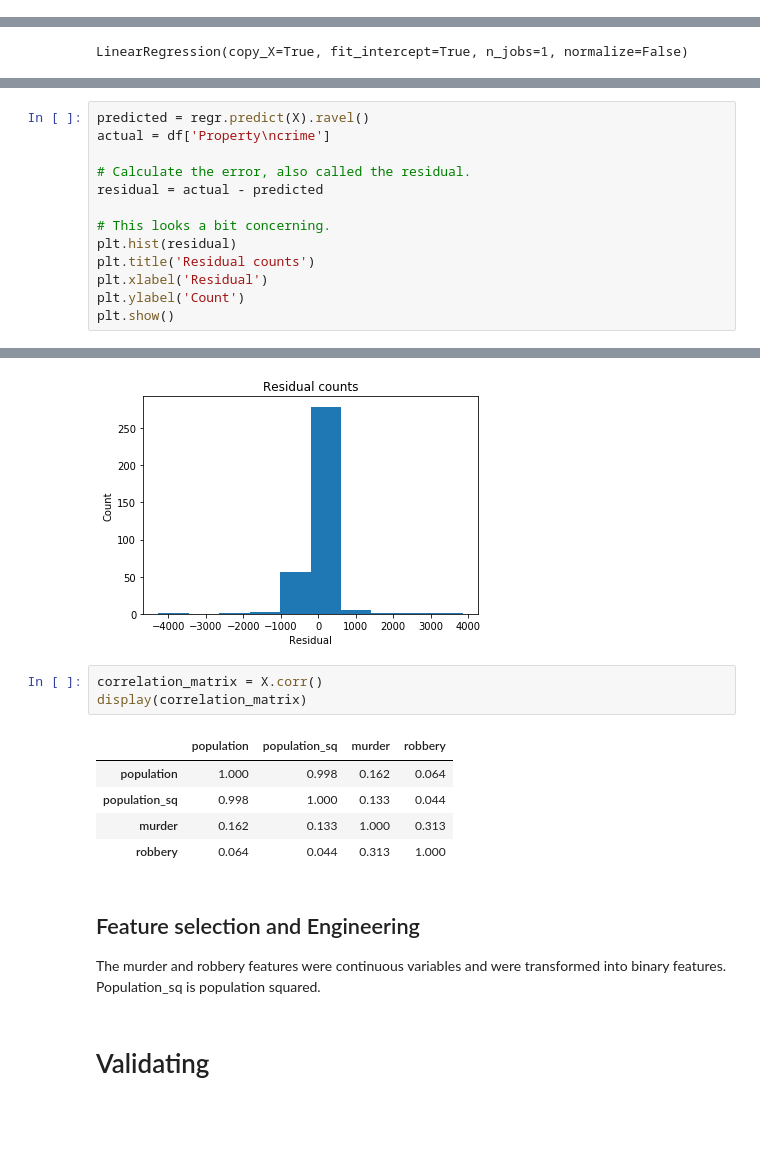
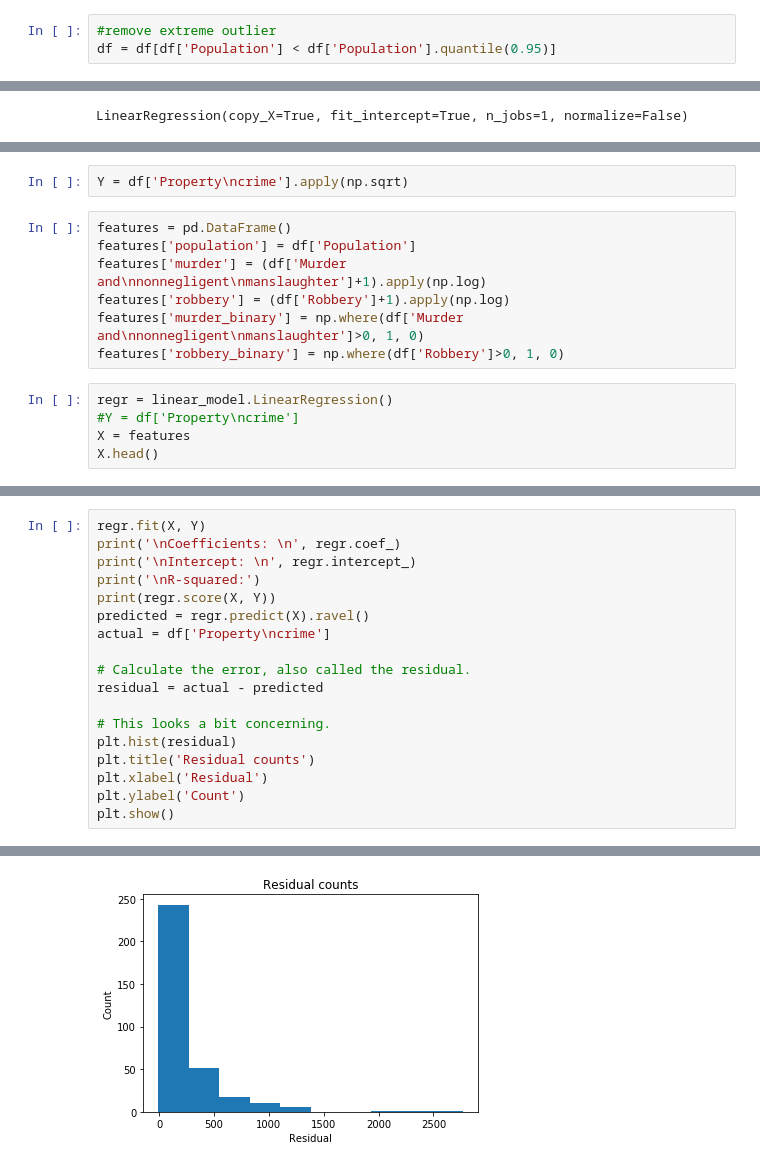
Before and after one commit to lilpricey/Thinkful, a Jupyter notebook: unit_2/multivariable regression.ipynb, the cells around one changed output, grey strips where cells are left out. Drawn from its saved outputs; the diff is of its cells as text; blank space fills up the shorter version.

```diff
--- a/unit_2/multivariable regression.ipynb
+++ b/unit_2/multivariable regression.ipynb
@@ -29 +41,4 @@ df[df['Population'] > 8000000]
 df = df[['Population','Murder and\nnonnegligent\nmanslaughter', 'Robbery', 'Property\ncrime']]
+# %%
+#remove extreme outlier
+df = df[df['Population'] < df['Population'].quantile(0.95)]
@@ -118,0 +305,14 @@ R-squared:
+# %%
+Y = df['Property\ncrime'].apply(np.sqrt)
+# %%
+features = pd.DataFrame()
+features['population'] = df['Population']
+features['murder'] = (df['Murder and\nnonnegligent\nmanslaughter']+1).apply(np.log)
+features['robbery'] = (df['Robbery']+1).apply(np.log)
+features['murder_binary'] = np.where(df['Murder and\nnonnegligent\nmanslaughter']>0, 1, 0)
+features['robbery_binary'] = np.where(df['Robbery']>0, 1, 0)
+# %%
+regr = linear_model.LinearRegression()
+#Y = df['Property\ncrime']
+X = features
+X.head()
@@ -119,4 +326,9 @@ R-squared:
 # %%
+regr.fit(X, Y)
+print('\nCoefficients: \n', regr.coef_)
+print('\nIntercept: \n', regr.intercept_)
+print('\nR-squared:')
+print(regr.score(X, Y))
 predicted = regr.predict(X).ravel()
 actual = df['Property\ncrime']
 
@@ -133,17 +354 @@ plt.show()
-[figure, old version]
+[figure, new version]
-# %%
-correlation_matrix = X.corr()
-display(correlation_matrix)
-# %% [output]
-|  | population | population_sq | murder | robbery |
-| population | 1.000 | 0.998 | 0.162 | 0.064 |
-| population_sq | 0.998 | 1.000 | 0.133 | 0.044 |
-| murder | 0.162 | 0.133 | 1.000 | 0.313 |
-| robbery | 0.064 | 0.044 | 0.313 | 1.000 |
-# %% [markdown]
-## Feature selection and Engineering
-
-The murder and robbery features were continuous variables and were transformed into binary features.
-Population_sq is population squared.
-# %% [markdown]
-# Validating
```
Also changed, not shown: parts of 63 cells of this notebook.
